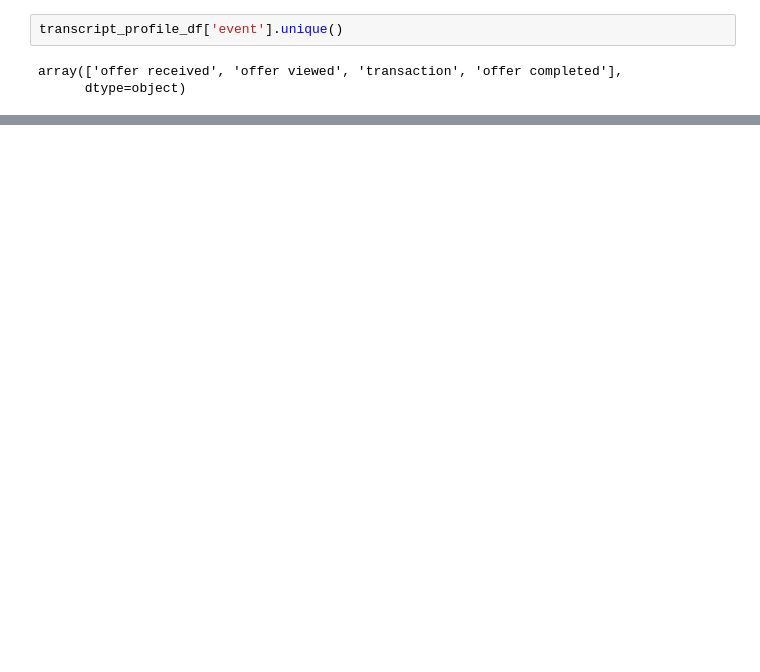
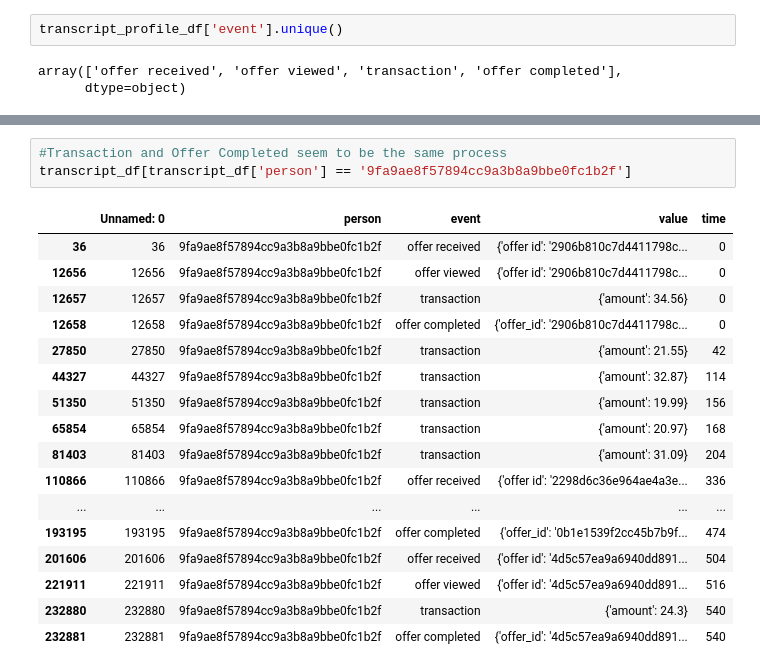
Before and after one commit to surf-guy/DSE200, a Jupyter notebook: MiniProjectStarter_Le.ipynb, the cells around one changed output, grey strips where cells are left out. Cells and saved outputs as stored; diff of their text form; blank space fills up the shorter version.

```diff
--- a/MiniProjectStarter_Le.ipynb
+++ b/MiniProjectStarter_Le.ipynb
@@ -259,3 +259,24 @@ transcript_profile_df[transcript_profile_df['person'] == '9fa9ae8f57894cc9a3b8a9
 | 197126 | 221911 | 9fa9ae8f57894cc9a3b8a9bbe0fc1b2f | offer viewed | 4d5c57ea9a6940dd891ad53e9dbe8da0 | 516 | 55 | M | 42 | 2016-01-17 | ... |
 | 206934 | 232880 | 9fa9ae8f57894cc9a3b8a9bbe0fc1b2f | transaction | 24.3 | 540 | 55 | M | 42 | 2016-01-17 | ... |
 | 206935 | 232881 | 9fa9ae8f57894cc9a3b8a9bbe0fc1b2f | offer completed | 4d5c57ea9a6940dd891ad53e9dbe8da0'... | 540 | 55 | M | 42 | 2016-01-17 | ... |
+# %%
+#Transaction and Offer Completed seem to be the same process
+transcript_df[transcript_df['person'] == '9fa9ae8f57894cc9a3b8a9bbe0fc1b2f']
+# %% [output]
+|  | Unnamed: 0 | person | event | value | time |
+| 36 | 36 | 9fa9ae8f57894cc9a3b8a9bbe0fc1b2f | offer received | {'offer id': '2906b810c7d4411798c... | 0 |
+| 12656 | 12656 | 9fa9ae8f57894cc9a3b8a9bbe0fc1b2f | offer viewed | {'offer id': '2906b810c7d4411798c... | 0 |
+| 12657 | 12657 | 9fa9ae8f57894cc9a3b8a9bbe0fc1b2f | transaction | {'amount': 34.56} | 0 |
+| 12658 | 12658 | 9fa9ae8f57894cc9a3b8a9bbe0fc1b2f | offer completed | {'offer_id': '2906b810c7d4411798c... | 0 |
+| 27850 | 27850 | 9fa9ae8f57894cc9a3b8a9bbe0fc1b2f | transaction | {'amount': 21.55} | 42 |
+| 44327 | 44327 | 9fa9ae8f57894cc9a3b8a9bbe0fc1b2f | transaction | {'amount': 32.87} | 114 |
+| 51350 | 51350 | 9fa9ae8f57894cc9a3b8a9bbe0fc1b2f | transaction | {'amount': 19.99} | 156 |
+| 65854 | 65854 | 9fa9ae8f57894cc9a3b8a9bbe0fc1b2f | transaction | {'amount': 20.97} | 168 |
+| 81403 | 81403 | 9fa9ae8f57894cc9a3b8a9bbe0fc1b2f | transaction | {'amount': 31.09} | 204 |
+| 110866 | 110866 | 9fa9ae8f57894cc9a3b8a9bbe0fc1b2f | offer received | {'offer id': '2298d6c36e964ae4a3e... | 336 |
+| ... | ... | ... | ... | ... | ... |
+| 193195 | 193195 | 9fa9ae8f57894cc9a3b8a9bbe0fc1b2f | offer completed | {'offer_id': '0b1e1539f2cc45b7b9f... | 474 |
+| 201606 | 201606 | 9fa9ae8f57894cc9a3b8a9bbe0fc1b2f | offer received | {'offer id': '4d5c57ea9a6940dd891... | 504 |
+| 221911 | 221911 | 9fa9ae8f57894cc9a3b8a9bbe0fc1b2f | offer viewed | {'offer id': '4d5c57ea9a6940dd891... | 516 |
+| 232880 | 232880 | 9fa9ae8f57894cc9a3b8a9bbe0fc1b2f | transaction | {'amount': 24.3} | 540 |
+| 232881 | 232881 | 9fa9ae8f57894cc9a3b8a9bbe0fc1b2f | offer completed | {'offer_id': '4d5c57ea9a6940dd891... | 540 |
```
